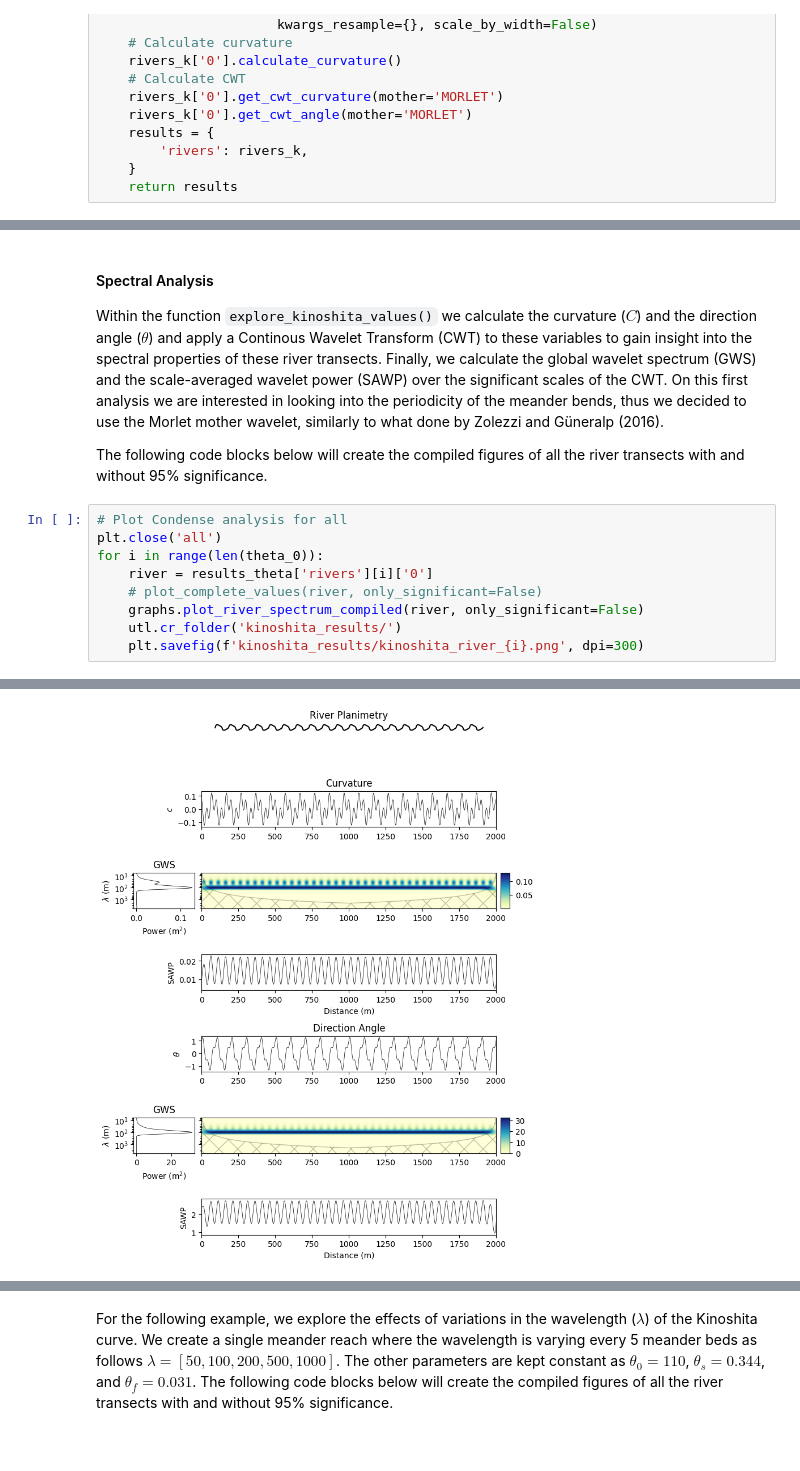
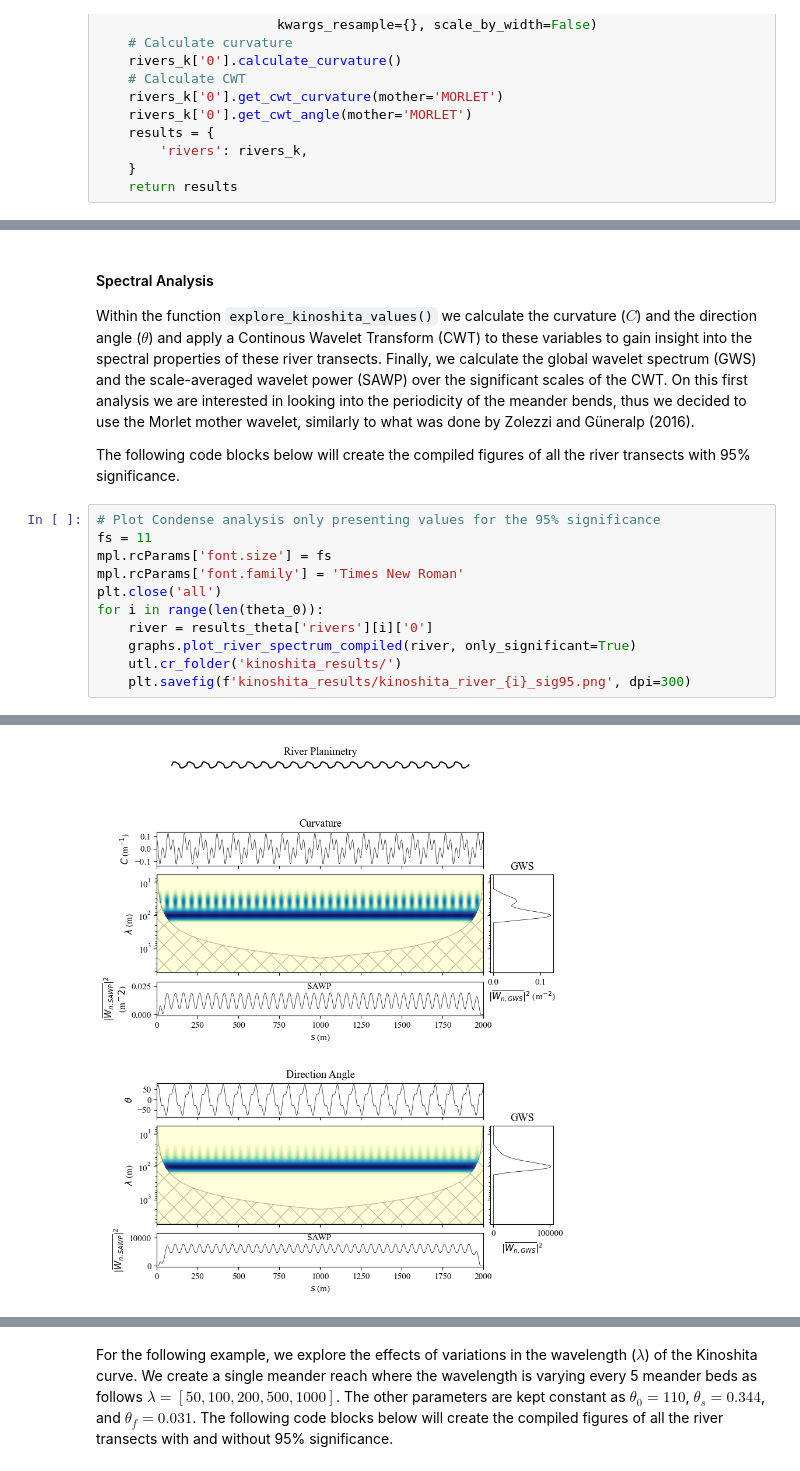
Before and after one commit to gomezvelezlab/WigglyRivers, a Jupyter notebook: examples/workflows/Synthetic_Rivers/Kinoshita_Examples.ipynb, the cells around one changed output, grey strips where cells are left out. Saved outputs shown, nothing was run; the diff lists cells and outputs as text.

```diff
--- a/examples/workflows/Synthetic_Rivers/Kinoshita_Examples.ipynb
+++ b/examples/workflows/Synthetic_Rivers/Kinoshita_Examples.ipynb
@@ -185,16 +311,18 @@ for river_id in river_ids:
 # %% [markdown]
 #### Spectral Analysis
 
-Within the function `explore_kinoshita_values()` we calculate the curvature ($C$) and the direction angle ($\theta$) and apply a Continous Wavelet Transform (CWT) to these variables to gain insight into the spectral properties of these river transects. Finally, we calculate the global wavelet spectrum (GWS) and the scale-averaged wavelet power (SAWP) over the significant scales of the CWT. On this first analysis we are interested in looking into the periodicity of the meander bends, thus we decided to use the Morlet mother wavelet, similarly to what done by Zolezzi and Güneralp (2016).
+Within the function `explore_kinoshita_values()` we calculate the curvature ($C$) and the direction angle ($\theta$) and apply a Continous Wavelet Transform (CWT) to these variables to gain insight into the spectral properties of these river transects. Finally, we calculate the global wavelet spectrum (GWS) and the scale-averaged wavelet power (SAWP) over the significant scales of the CWT. On this first analysis we are interested in looking into the periodicity of the meander bends, thus we decided to use the Morlet mother wavelet, similarly to what was done by Zolezzi and Güneralp (2016).
 
-The following code blocks below will create the compiled figures of all the river transects with and without 95% significance.
+The following code blocks below will create the compiled figures of all the river transects with 95% significance.
 # %%
-# Plot Condense analysis for all
+# Plot Condense analysis only presenting values for the 95% significance
+fs = 11
+mpl.rcParams['font.size'] = fs
+mpl.rcParams['font.family'] = 'Times New Roman'
 plt.close('all')
 for i in range(len(theta_0)):
     river = results_theta['rivers'][i]['0']
-    # plot_complete_values(river, only_significant=False)
-    graphs.plot_river_spectrum_compiled(river, only_significant=False)
+    graphs.plot_river_spectrum_compiled(river, only_significant=True)
     utl.cr_folder('kinoshita_results/')
-    plt.savefig(f'kinoshita_results/kinoshita_river_{i}.png', dpi=300)
+    plt.savefig(f'kinoshita_results/kinoshita_river_{i}_sig95.png', dpi=300)
 # %% [output]
@@ -202 +330 @@ for i in range(len(theta_0)):
-[figure, old version]
+[figure, new version]
```
Also changed, not shown: parts of 22 cells of this notebook, 6 other files.
